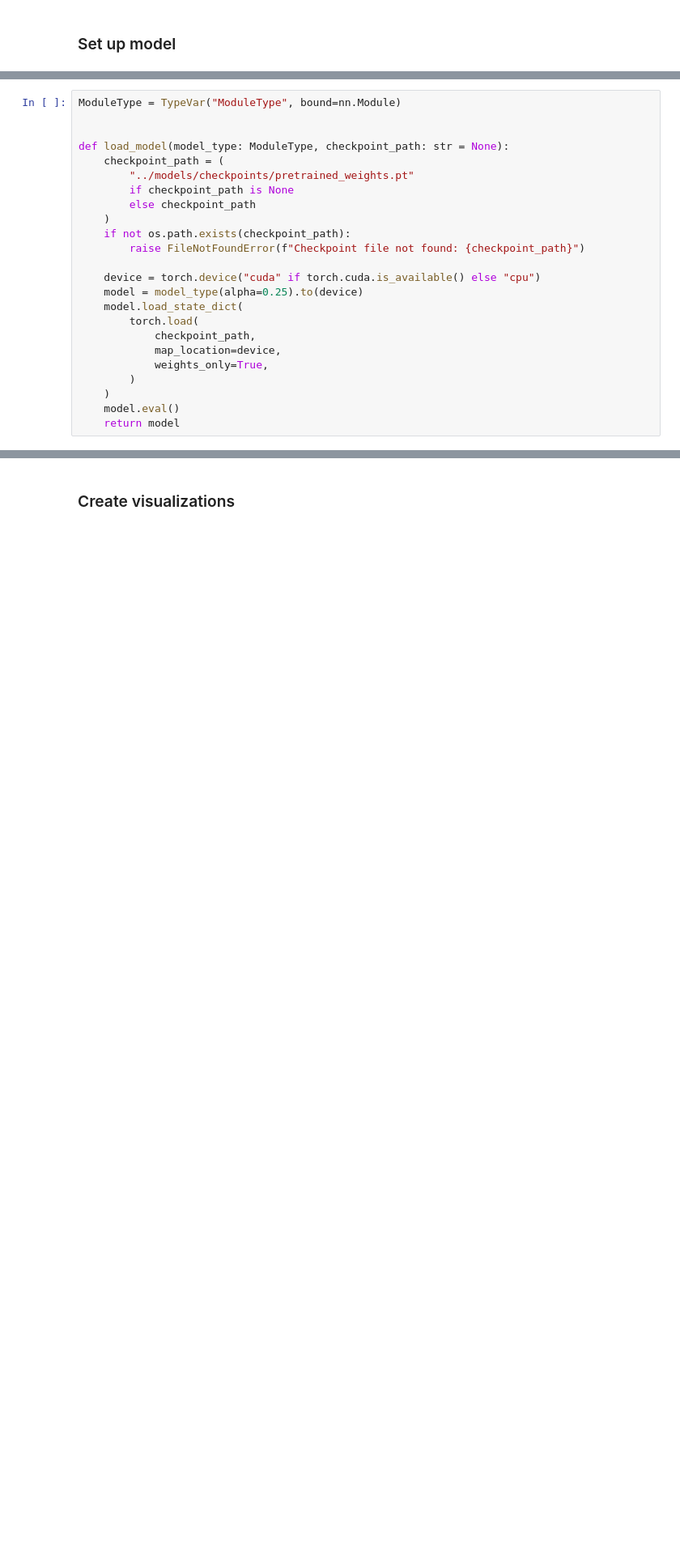
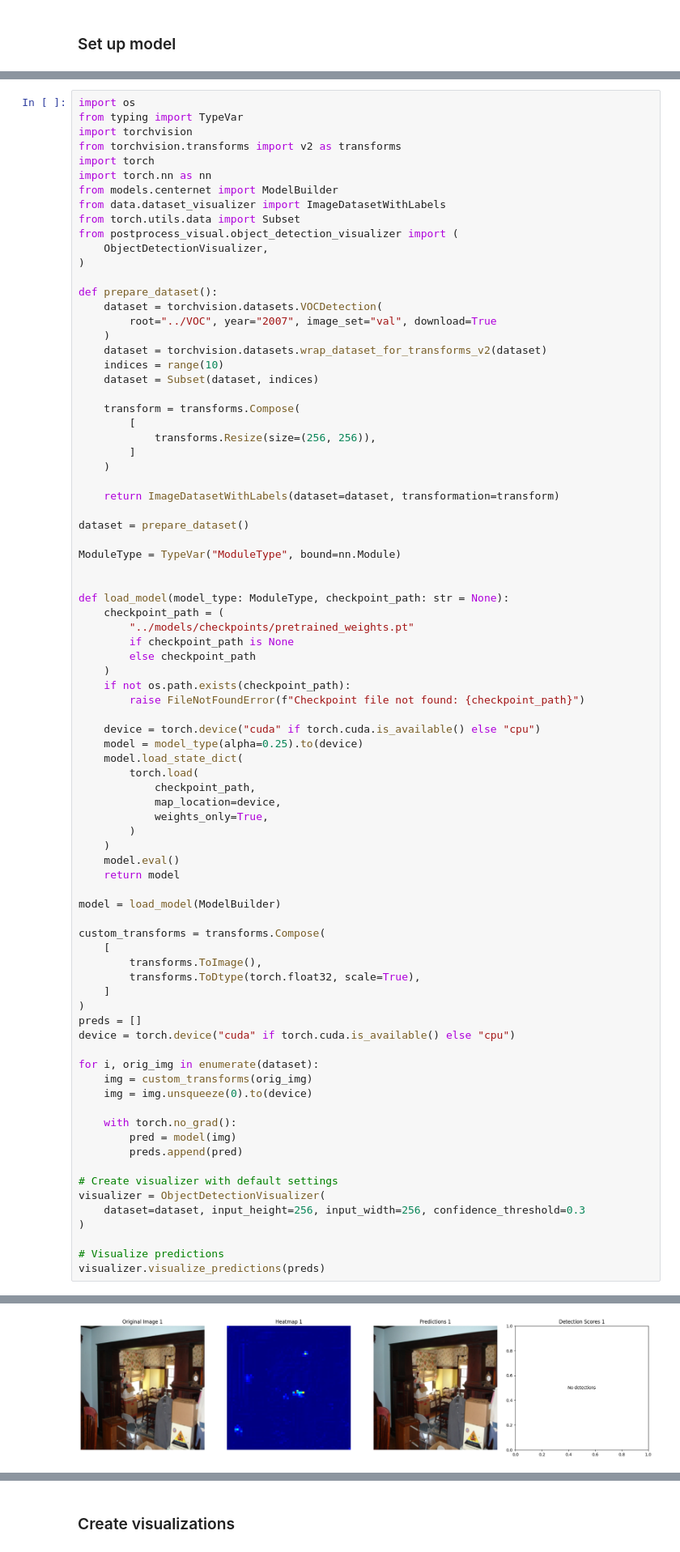
Before and after one commit to macoidk/object_detection, a Jupyter notebook: playbooks/visualization_example.ipynb, the cells around one changed output, grey strips where cells are left out. Shown at 81% size. Saved outputs shown, nothing was run; the diff lists cells and outputs as text; blank space fills up the shorter version.

```diff
--- a/playbooks/visualization_example.ipynb
+++ b/playbooks/visualization_example.ipynb
@@ -40,4 +3,35 @@ from models.centernet import ModelBuilder
 # %%
+import os
+from typing import TypeVar
+import torchvision
+from torchvision.transforms import v2 as transforms
+import torch
+import torch.nn as nn
+from models.centernet import ModelBuilder
+from data.dataset_visualizer import ImageDatasetWithLabels
+from torch.utils.data import Subset
+from postprocess_visual.object_detection_visualizer import (
+    ObjectDetectionVisualizer,
+)
+
+def prepare_dataset():
+    dataset = torchvision.datasets.VOCDetection(
+        root="../VOC", year="2007", image_set="val", download=True
+    )
+    dataset = torchvision.datasets.wrap_dataset_for_transforms_v2(dataset)
+    indices = range(10)
+    dataset = Subset(dataset, indices)
+
+    transform = transforms.Compose(
+        [
+            transforms.Resize(size=(256, 256)),
+        ]
+    )
+
+    return ImageDatasetWithLabels(dataset=dataset, transformation=transform)
+
+dataset = prepare_dataset()
+
 ModuleType = TypeVar("ModuleType", bound=nn.Module)
 
 
@@ -61,3 +55,31 @@ def load_model(model_type: ModuleType, checkpoint_path: str = None):
     )
     model.eval()
     return model
+
+model = load_model(ModelBuilder)
+
+custom_transforms = transforms.Compose(
+    [
+        transforms.ToImage(),
+        transforms.ToDtype(torch.float32, scale=True),
+    ]
+)
+preds = []
+device = torch.device("cuda" if torch.cuda.is_available() else "cpu")
+
+for i, orig_img in enumerate(dataset):
+    img = custom_transforms(orig_img)
+    img = img.unsqueeze(0).to(device)
+
+    with torch.no_grad():
+        pred = model(img)
+        preds.append(pred)
+
+# Create visualizer with default settings
+visualizer = ObjectDetectionVisualizer(
+    dataset=dataset, input_height=256, input_width=256, confidence_threshold=0.3
+)
+
+# Visualize predictions
+visualizer.visualize_predictions(preds)
+# %% [output]
@@ -63,0 +90 @@ def load_model(model_type: ModuleType, checkpoint_path: str = None):
+[figure, added]
```
Also changed, not shown: parts of 9 cells of this notebook, 1 other file.
